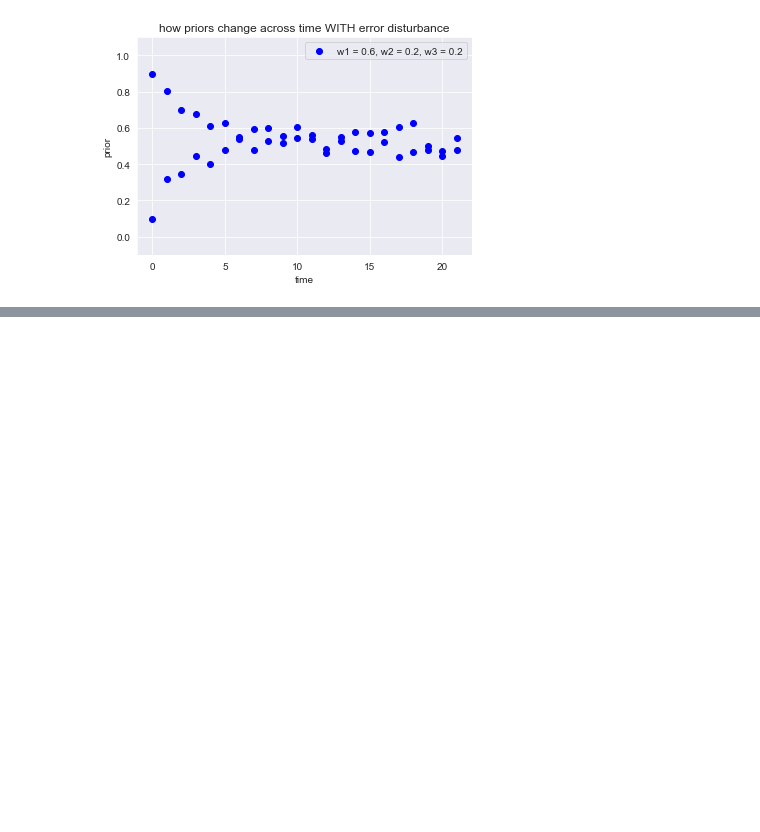
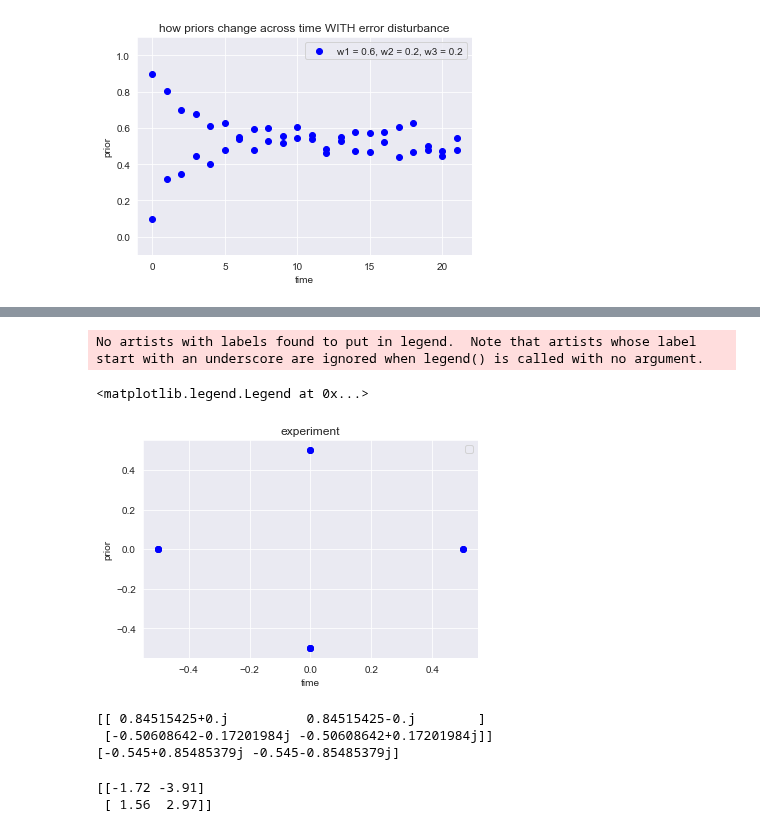
Before and after one commit to rpassas/Social_AI, a Jupyter notebook: misc_notebooks/dynamics.ipynb, the cells around one changed output, grey strips where cells are left out. Saved outputs shown, nothing was run; the diff lists cells and outputs as text; code cells hidden in the pictures; blank space fills up the shorter version.

```diff
--- a/misc_notebooks/dynamics.ipynb
+++ b/misc_notebooks/dynamics.ipynb
@@ -200,0 +274,36 @@ print(f"dot product: \n{np.dot(behav,model)}")
+# %%
+v = np.array([-0.5,0])
+A = np.array([[0,-1],
+              [1,0]])
+time = 10
+x,y,t = cycle(v, A, time)
+plt.scatter(x, y, c="blue")
+#plt.ylim((-.1, 1.1))
+plt.title("experiment")
+plt.xlabel("time")
+plt.ylabel("prior")
+plt.legend()
+# %% [output]
+No artists with labels found to put in legend.  Note that artists whose label start with an underscore are ignored when legend() is called with no argument.
+<matplotlib.legend.Legend at 0x...>
+[figure, added]
+# %%
+A = np.array([[-1.72,-3.91],
+              [1.56,2.97]])
+aa, bb = np.linalg.eig(A)
+got = np.diag(aa)
+print(b)
+print(a)
+# %% [output]
+[[ 0.84515425+0.j          0.84515425-0.j        ]
+ [-0.50608642-0.17201984j -0.50608642+0.17201984j]]
+[-0.545+0.85485379j -0.545-0.85485379j]
+# %%
+V = b
+Vi = np.linalg.inv(V)
+D = np.diag(a)
+M = V@D@Vi
+print(M.real)
+# %% [output]
+[[-1.72 -3.91]
+ [ 1.56  2.97]]
```
Also changed, not shown: parts of 10 cells of this notebook, 1 other file.
